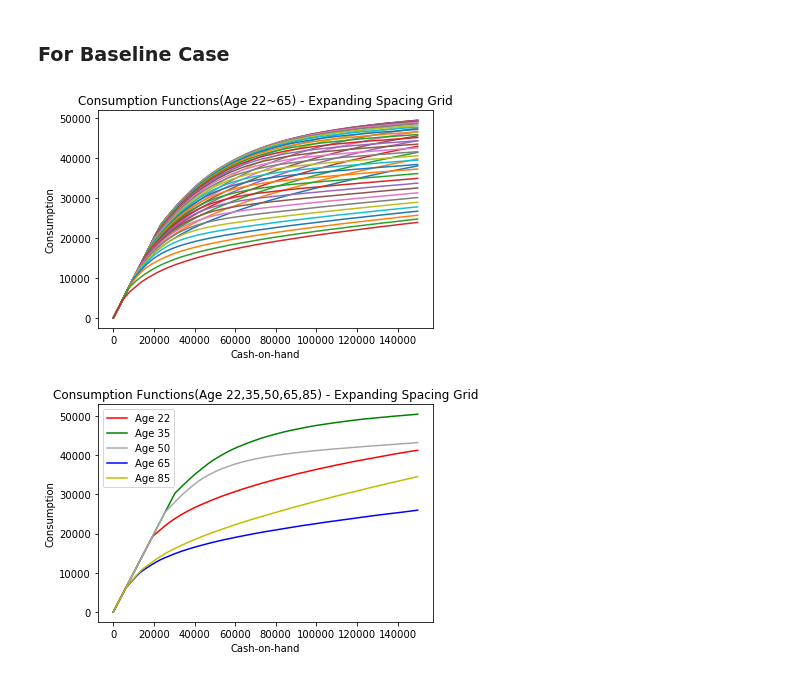
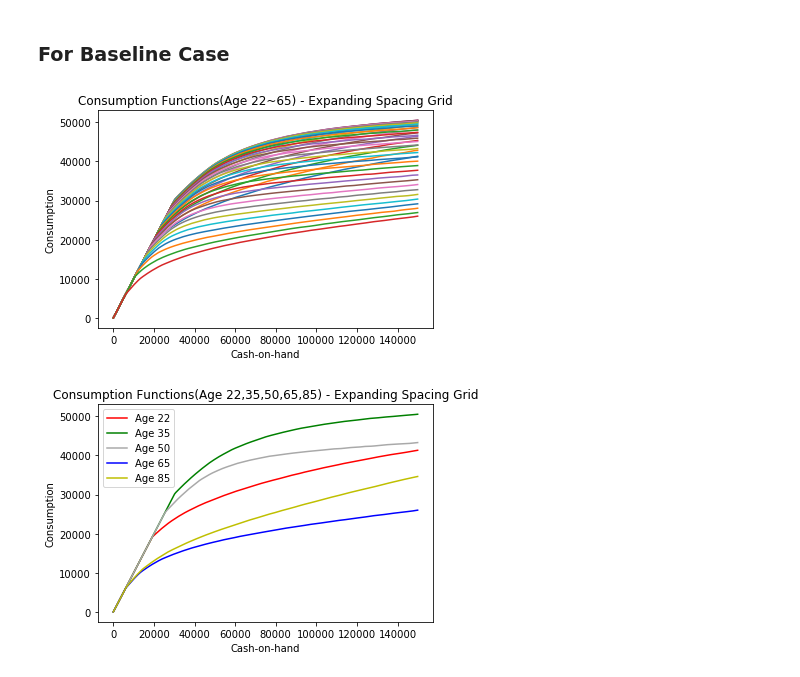
Before and after one commit to Quintus-Zhang/Tracer, a Jupyter notebook: jupyter/expanding_grid.ipynb, the cells around one changed output. Cells and saved outputs as stored; diff of their text form; code cells hidden in the pictures.

```diff
--- a/jupyter/expanding_grid.ipynb
+++ b/jupyter/expanding_grid.ipynb
@@ -37,21 +37,21 @@ plt.show()
 ### For Baseline Case
 # %%
 base_path = '/Users/Quintus/Google Drive/Dynamic Programming/code'
-c_func_fp = os.path.join(base_path, 'results', 'Iteration_8.xlsx')
+c_func_fp = os.path.join(base_path, 'results_cache', 'UFT_expanding', 'c function_College Graduates.xlsx')
 c_df = pd.read_excel(c_func_fp)
 
 end = 15000000/100
 grid_w = np.arange(1, end, 100)
 for age in range(22, 66):
     spline = CubicSpline(c_df[str(100)], c_df[str(age)], bc_type='natural')
     c = spline(grid_w)
     plt.plot(grid_w, c, label=str(age))
 plt.xlabel('Cash-on-hand')
 plt.ylabel('Consumption')
 plt.title('Consumption Functions(Age 22~65) - Expanding Spacing Grid')
 # plt.legend()
 plt.show()
 # %% [output]
-[figure, old version]
+[figure, new version]
 # %%
 base_path = '/Users/Quintus/Google Drive/Dynamic Programming/code'
```
Also changed, not shown: parts of 3 cells of this notebook, 4 other files.
